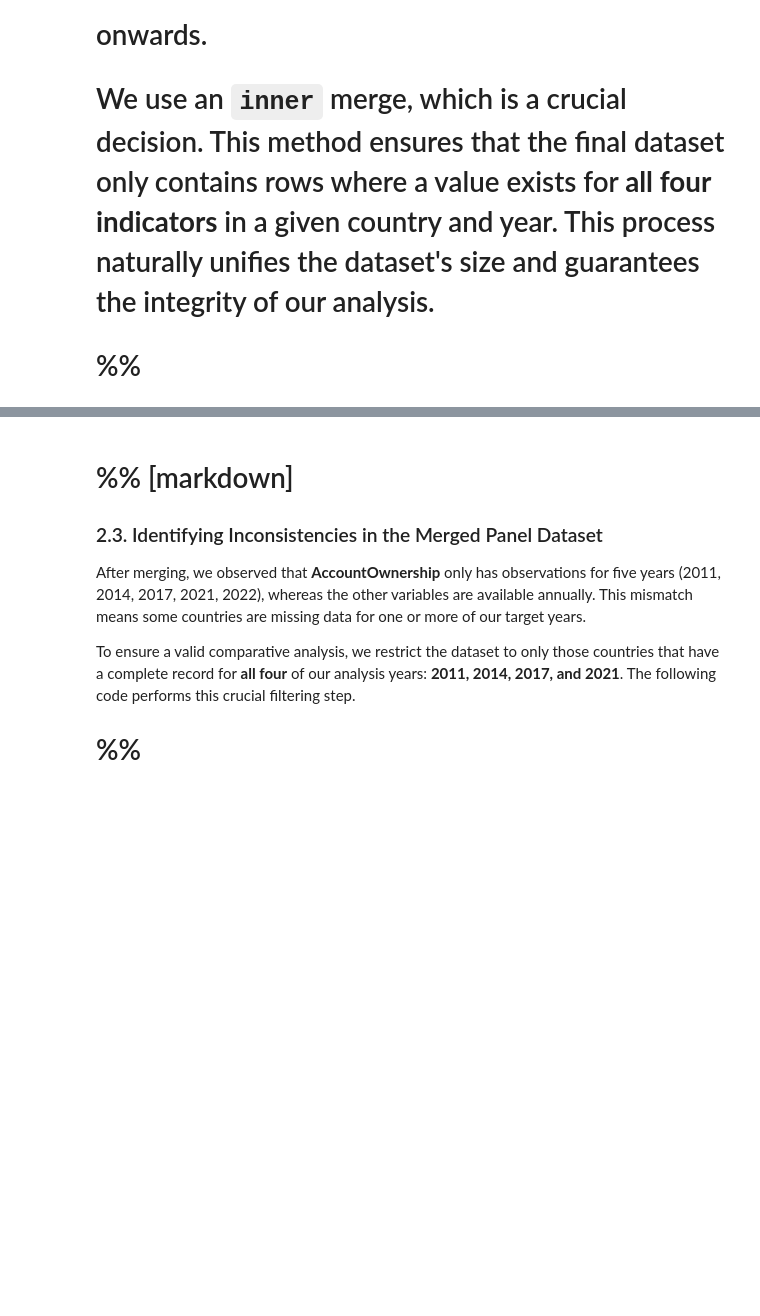
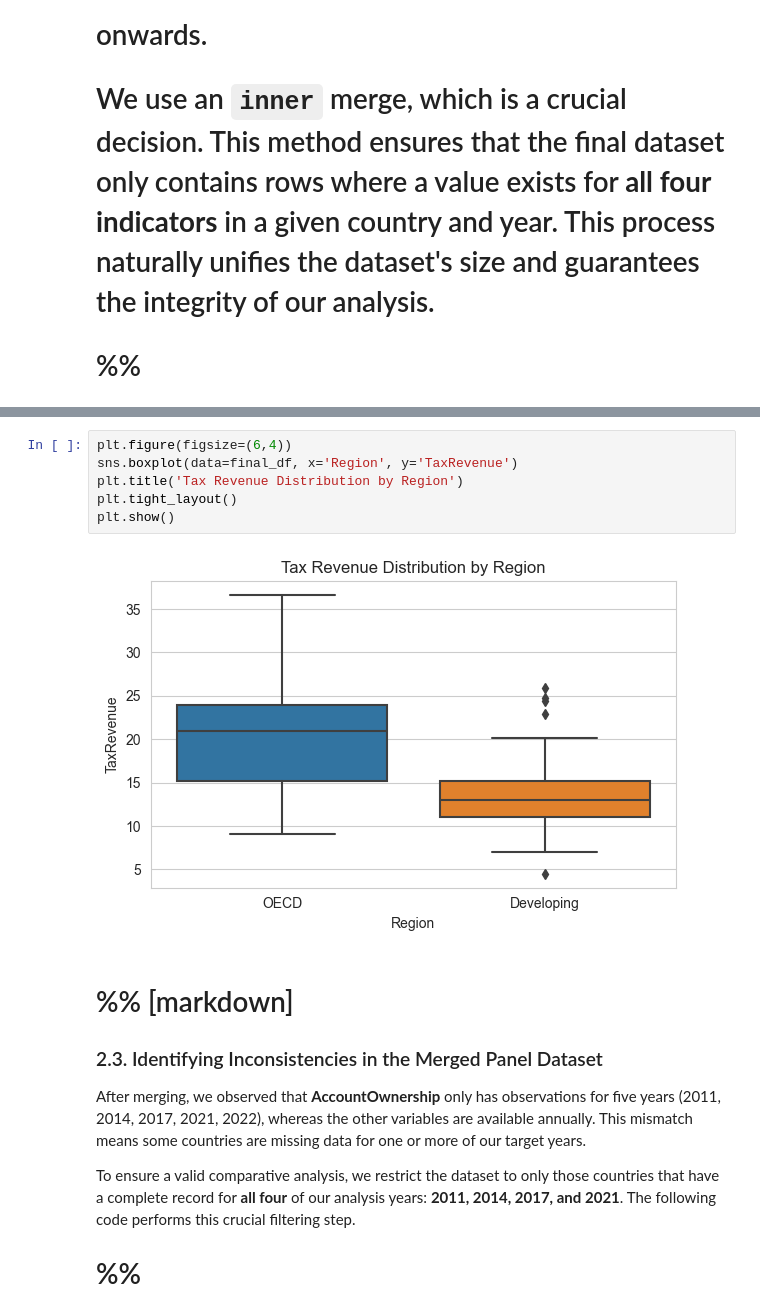
Before and after one commit to jk23399/worldbank-data-analysis, a Jupyter notebook: mobile_tax_revenue.ipynb, the cells around one changed output, grey strips where cells are left out. Drawn from its saved outputs; the diff is of its cells as text; blank space fills up the shorter version.

```diff
--- a/mobile_tax_revenue.ipynb
+++ b/mobile_tax_revenue.ipynb
@@ -302,3 +324,11 @@ memory usage: 12.5+ KB
+# %%
+plt.figure(figsize=(6,4))
+sns.boxplot(data=final_df, x='Region', y='TaxRevenue')
+plt.title('Tax Revenue Distribution by Region')
+plt.tight_layout()
+plt.show()
+# %% [output]
+[figure, added]
 # %% [markdown]
 # %% [markdown]
 ### 2.3. Identifying Inconsistencies in the Merged Panel Dataset
```
Also changed, not shown: parts of 3 cells of this notebook, 6 other files.
